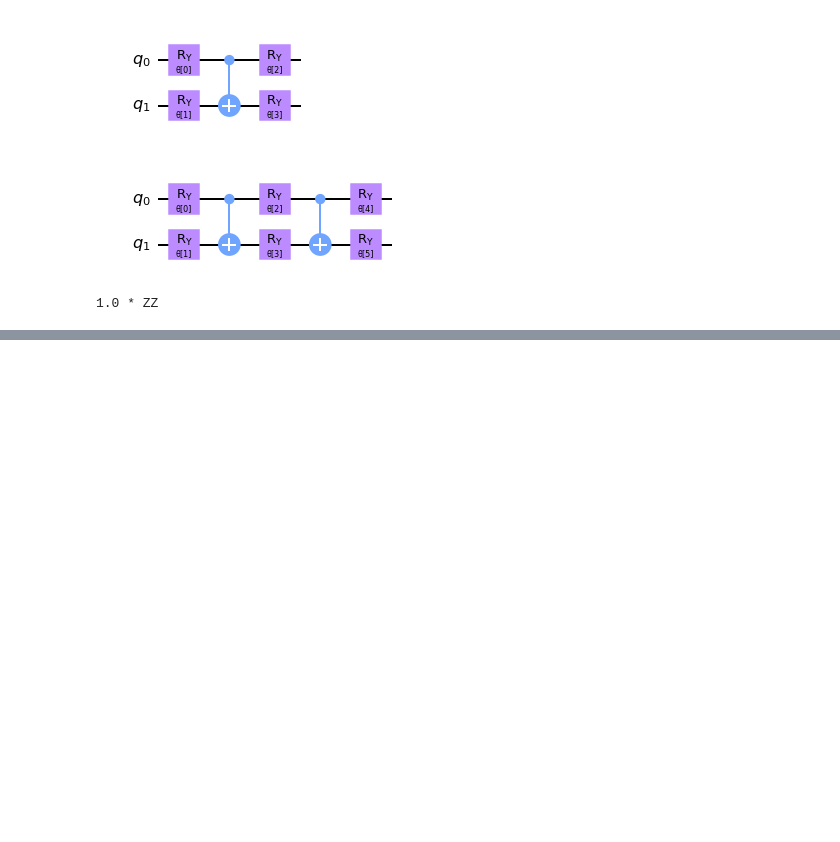
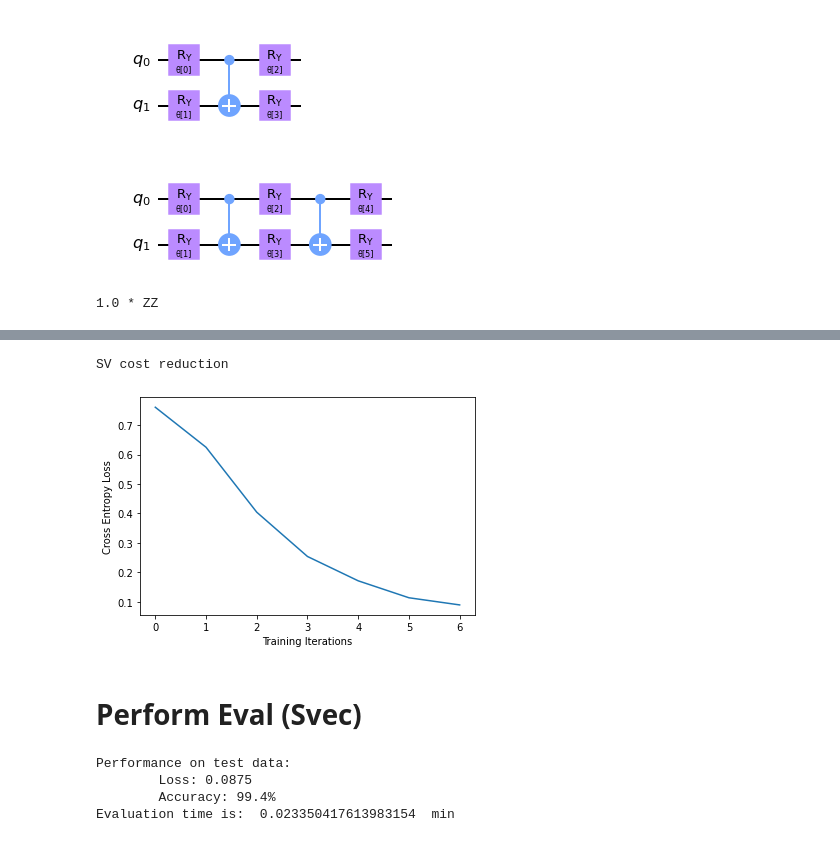
Before and after one commit to mrdobson/SENSIP_2021_REU, a Jupyter notebook: jpnb/mnist_qnn_2class.ipynb, the cells around one changed output, grey strips where cells are left out. Drawn from its saved outputs; the diff is of its cells as text; code cells hidden in the pictures; blank space fills up the shorter version.

```diff
--- a/jpnb/mnist_qnn_2class.ipynb
+++ b/jpnb/mnist_qnn_2class.ipynb
@@ -309,7 +343,7 @@ with no_grad():
 
         axes[count].set_xticks([])
         axes[count].set_yticks([])
-        axes[count].set_title('Predicted {}'.format(pred.item()))
+        axes[count].set_title('Pred. Samp. {}'.format(pred.item()))
 
         count += 1
 # %% [output]
@@ -316,0 +380,4 @@ with no_grad():
+# %%
+# define model, optimizer and loss function
+optimizer = optim.Adam(model.parameters(), lr=0.001)
+loss_func = CrossEntropyLoss()
@@ -316,0 +386,27 @@ with no_grad():
+# %%
+epochs = 7    # set num epochs
+loss_list = [] # store loss history
+model.train()  # place model in training mode
+
+# start training timer
+start_train = time.time()
+
+for epoch in range(epochs):
+    print('Starting epoch {} for 2 qubits'.format(epoch))
+    total_loss = []
+    for batch_idx, (data, target) in enumerate(train_loader):
+        optimizer.zero_grad(set_to_none=True) # init gradient
+        output = model(data)             # forward pass
+        ### DEBUG
+        #print("target is: ", target)
+        #print("output is: ", output)
+        loss = loss_func(output, target) # calc loss
+        loss.backward()                  # backward pass
+        optimizer.step()                 # optimize weights
+        total_loss.append(loss.item())   # store loss
+    loss_list.append(sum(total_loss)/len(total_loss))
+    print('Training [{:0f}%]\tLoss: {:.4f}'.format(
+           100. * (epoch + 1) / epochs, loss_list[-1]))
+
+end_train = time.time()
+print('Training runtime is: ', (end_train - start_train)/60, ' min')
@@ -316,0 +429,44 @@ with no_grad():
+# %%
+# plot results of cost reduction
+print('SV cost reduction')
+plt.figure(3)
+plt.plot(loss_list)
+#plt.title('Cost Reduction for 2 qubits over {0} epochs'.format(epochs))
+plt.xlabel('Training Iterations')
+plt.ylabel('Cross Entropy Loss')
+plt.show()
+# %% [output]
+SV cost reduction
+[figure, added]
+# %% [markdown]
+# Perform Eval (Svec)
+# %%
+# start eval time
+start_eval = time.time()
+
+model.eval() # set into eval mode
+with no_grad():
+    correct = 0
+    for batch_idx, (data, target) in enumerate(test_loader):
+        output = model(data)
+        if len(output.shape) == 1:
+            output = output.reshape(1, *output.shape)
+
+        pred = output.argmax(dim=1, keepdim=True)
+        correct += pred.eq(target.view_as(pred)).sum().item()
+
+        loss = loss_func(output, target)
+        total_loss.append(loss.item())
+    # batch_size goes where the 1 is here
+    print('Performance on test data:\n\tLoss: {:.4f}\n\tAccuracy: {:.1f}%'
+           .format(sum(total_loss) / len(total_loss),
+                correct / len(test_loader) / 1 * 100))
+
+# end eval time
+end_eval = time.time()
+print('Evaluation time is: ', (end_eval - start_eval)/60, ' min')
+# %% [output]
+Performance on test data:
+        Loss: 0.0875
+        Accuracy: 99.4%
+Evaluation time is:  0.023350417613983154  min
```
Also changed, not shown: parts of 19 cells of this notebook.
